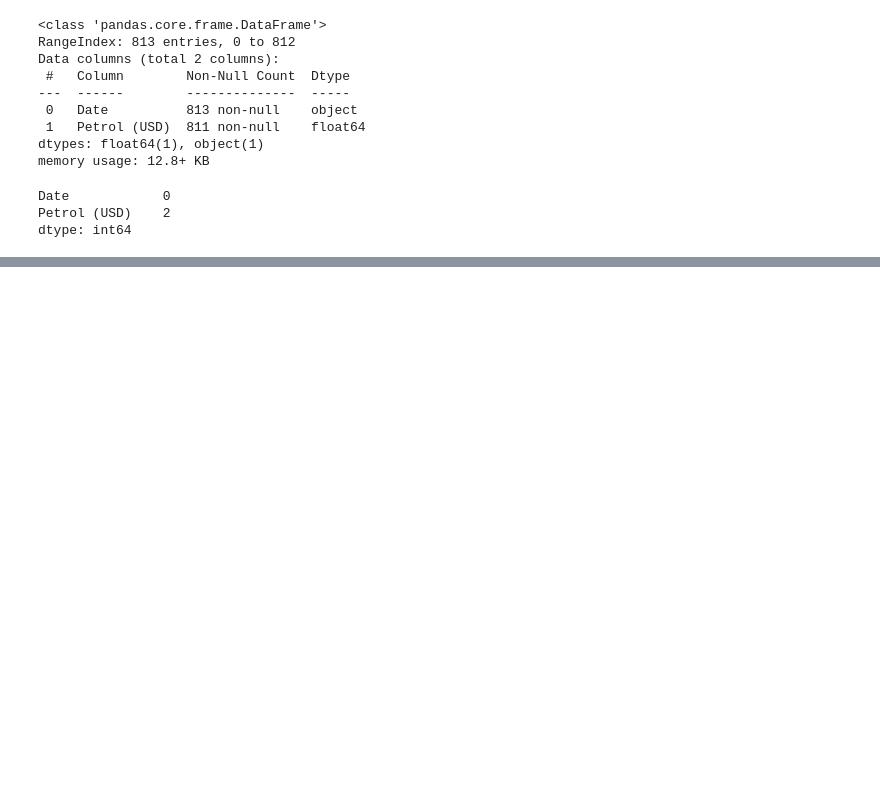
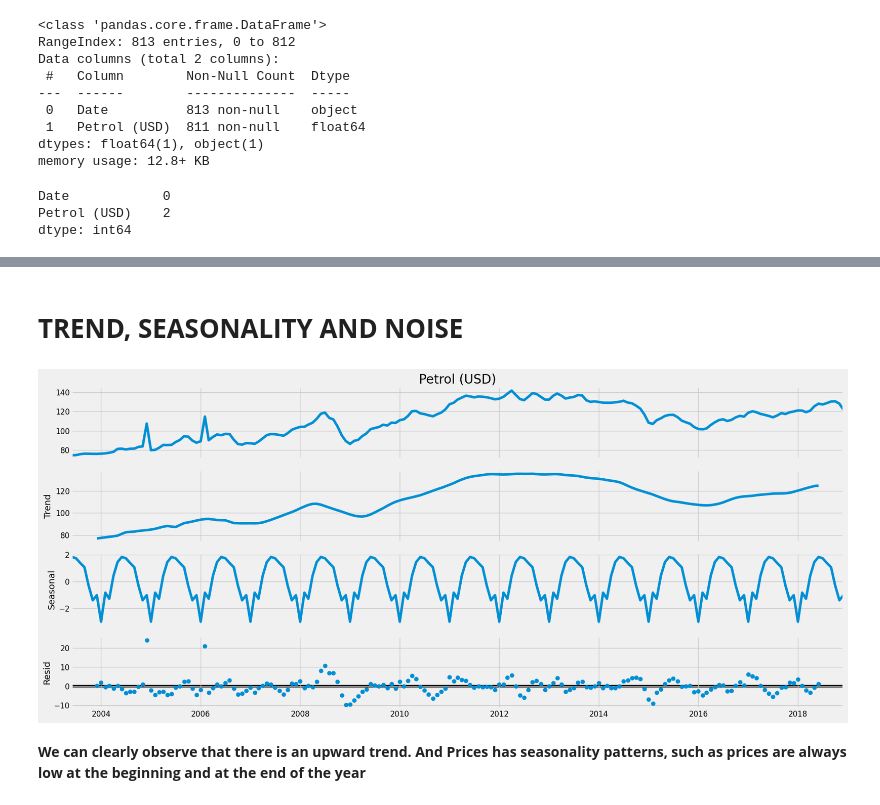
Before and after one commit to tejashreemore/Petrol-Price-Forecasting, a Jupyter notebook: data_analysis.ipynb, the cells around one changed output, grey strips where cells are left out. Saved outputs shown, nothing was run; the diff lists cells and outputs as text; code cells hidden in the pictures; blank space fills up the shorter version.

```diff
--- a/data_analysis.ipynb
+++ b/data_analysis.ipynb
@@ -46,0 +104,13 @@ Text(0.5, 0, 'Date')
+# %% [markdown]
+# **TREND, SEASONALITY AND NOISE**
+# %%
+from pylab import rcParams
+rcParams['figure.figsize'] = 18, 8
+
+decomposition = sm.tsa.seasonal_decompose(y, model='additive')
+fig = decomposition.plot()
+plt.show()
+# %% [output]
+[figure, added]
+# %% [markdown]
+**We can clearly observe that there is an upward trend. And Prices has seasonality patterns, such as prices are always low at the beginning and at the end of the year**
```
Also changed, not shown: parts of 16 cells of this notebook.
